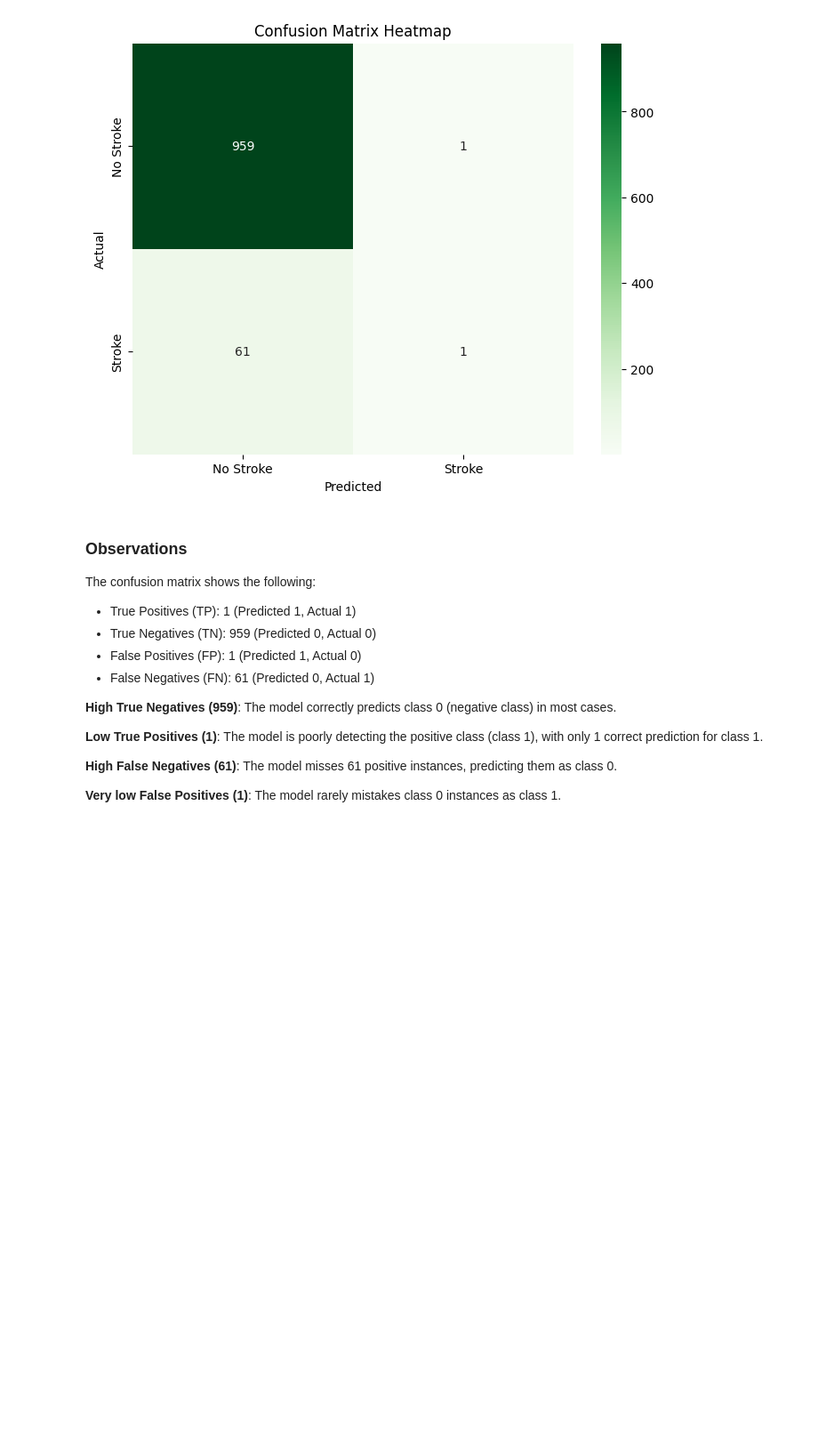
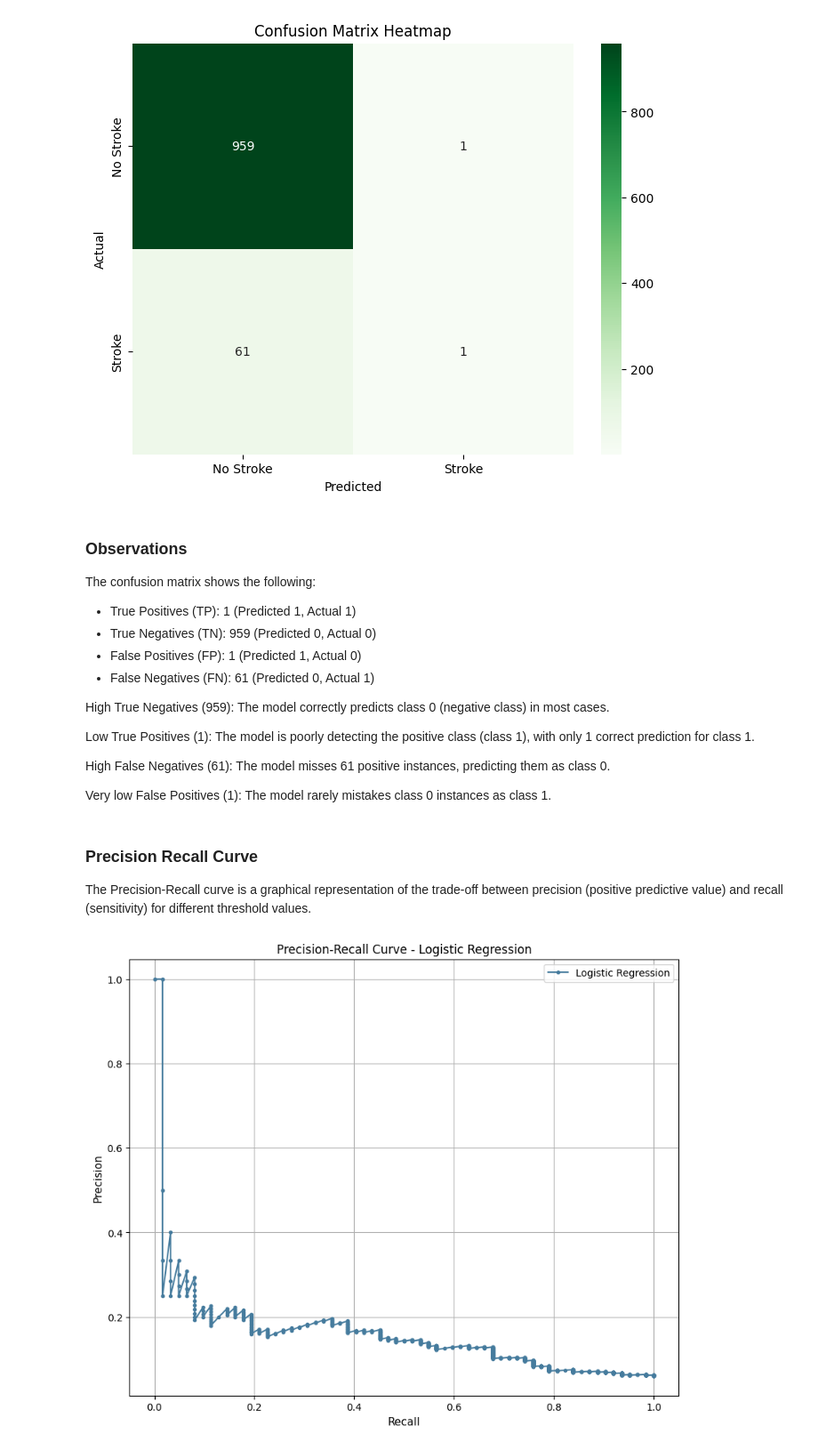
Before and after one commit to Kuldeep7k/Healthcare_Analysis_for_Stroke_Prediction, a Jupyter notebook: Healthcare Stroke Project.ipynb, the cells around one changed output. Shown at 89% size. Drawn from its saved outputs; the diff is of its cells as text; code cells hidden in the pictures; blank space fills up the shorter version.

```diff
--- a/Healthcare Stroke Project.ipynb
+++ b/Healthcare Stroke Project.ipynb
@@ -1137,13 +1169,35 @@ The confusion matrix shows the following:
 - False Negatives (FN): 61 (Predicted 0, Actual 1)
 
 
-**High True Negatives (959)**: The model correctly predicts class 0 (negative class) in most cases.
+High True Negatives (959): The model correctly predicts class 0 (negative class) in most cases.
 
-**Low True Positives (1)**: The model is poorly detecting the positive class (class 1), with only 1 correct prediction for class 1.
+Low True Positives (1): The model is poorly detecting the positive class (class 1), with only 1 correct prediction for class 1.
 
-**High False Negatives (61)**: The model misses 61 positive instances, predicting them as class 0.
+High False Negatives (61): The model misses 61 positive instances, predicting them as class 0.
 
-**Very low False Positives (1)**: The model rarely mistakes class 0 instances as class 1.
+Very low False Positives (1): The model rarely mistakes class 0 instances as class 1.
+# %% [markdown]
+### Precision Recall Curve
+
+The Precision-Recall curve is a graphical representation of the trade-off between precision (positive predictive value) and recall (sensitivity) for different threshold values.
+# %%
+# Get continuous predictions (probabilities) from the logistic regression model
+y_pred_prob = log_reg_model.probas_pred(X_test)
+
+# Calculate precision and recall
+precision, recall, _ = precision_recall_curve(y_test, y_pred_prob)
+
+# Plot the Precision-Recall curve
+plt.figure(figsize=(10, 8))
+plt.plot(recall, precision, marker='.', color='#457b9d', label='Logistic Regression')
+plt.title('Precision-Recall Curve - Logistic Regression', fontsize=12)
+plt.xlabel('Recall', fontsize=11)
+plt.ylabel('Precision', fontsize=11)
+plt.legend()
+plt.grid(True)
+plt.show()
+# %% [output]
+[figure, added]
 # %% [markdown]
 # **Conclusion**
 
```
Also changed, not shown: parts of 9 cells of this notebook.
